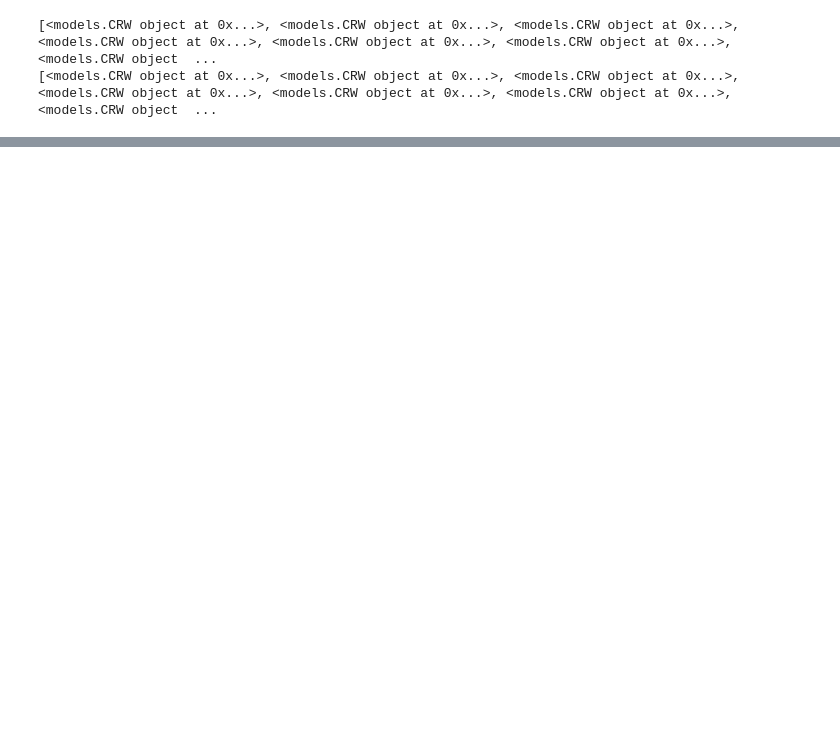
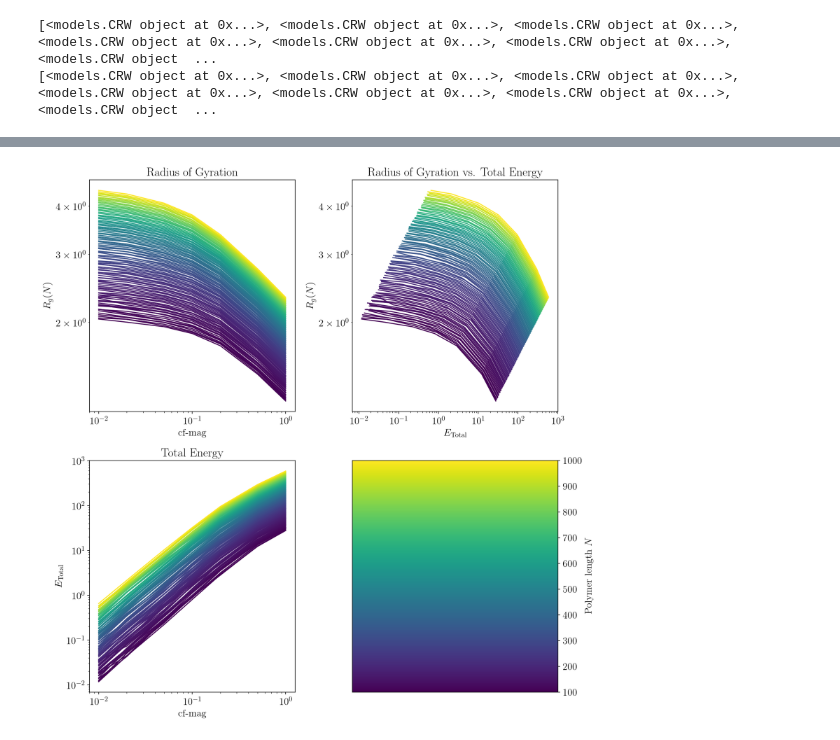
Before and after one commit to ayorba/constrained-polymer, a Jupyter notebook: crw_stats.ipynb, the cells around one changed output, grey strips where cells are left out. Saved outputs shown, nothing was run; the diff lists cells and outputs as text; code cells hidden in the pictures; blank space fills up the shorter version.

```diff
--- a/crw_stats.ipynb
+++ b/crw_stats.ipynb
@@ -158,0 +309,73 @@ base_command =
+# %%
+plot_logscale = True
+import matplotlib.pyplot as plt
+from matplotlib.colors import Normalize
+from matplotlib.cm import ScalarMappable
+
+fig, ax = plt.subplots(2, 2, figsize=(12, 12))
+
+lengths = cf_frame["length"].to_numpy()
+norm = Normalize(vmin=lengths.min(), vmax=lengths.max())
+cmap = plt.colormaps["viridis"]
+
+for length, group in cf_frame.groupby("length", sort=True):
+    group = group.sort_values("cf-mag")
+
+    cf_mags = group["cf-mag"]
+    rg_N_values = group["Rg_N"]
+    E_tot_values = group["E_tot"]
+
+    color = cmap(norm(length))
+
+    ax[0, 0].plot(
+        cf_mags,
+        rg_N_values,
+        color=color,
+    )
+    ax[1, 0].plot(
+        cf_mags,
+        E_tot_values,
+        color=color,
+    )
+    ax[0, 1].plot(
+        E_tot_values,
+        rg_N_values,
+        color=color,
+    )
+
+ax[0, 0].set_title("Radius of Gyration")
+ax[1, 0].set_title("Total Energy")
+ax[0, 1].set_title("Radius of Gyration vs. Total Energy")
+
+ax[0, 0].set_xlabel("cf-mag")
+ax[1, 0].set_xlabel("cf-mag")
+ax[0, 1].set_xlabel(r"$E_{\mathrm{Total}}$")
+
+ax[0, 0].set_ylabel(r"$R_g(N)$")
+ax[1, 0].set_ylabel(r"$E_{\mathrm{Total}}$")
+ax[0, 1].set_ylabel(r"$R_g(N)$")
+
+# Color scale in the unused fourth subplot.
+colorbar_map = ScalarMappable(norm=norm, cmap=cmap)
+colorbar_map.set_array([])
+
+fig.colorbar(
+    colorbar_map,
+    cax=ax[1, 1],
+    label="Polymer length $N$",
+)
+
+if plot_logscale:
+    ax[0, 0].set_xscale("log")
+    ax[1, 0].set_xscale("log")
+    ax[0, 1].set_xscale("log")
+
+    ax[0, 0].set_yscale("log")
+    ax[0, 1].set_yscale("log")
+    ax[1, 0].set_yscale("log")
+
+plt.tight_layout()
+plt.savefig("N-E-Rg.png", dpi=300)
+plt.show()
+# %% [output]
+[figure, added]
```
Also changed, not shown: parts of 12 cells of this notebook, 3 other files.
